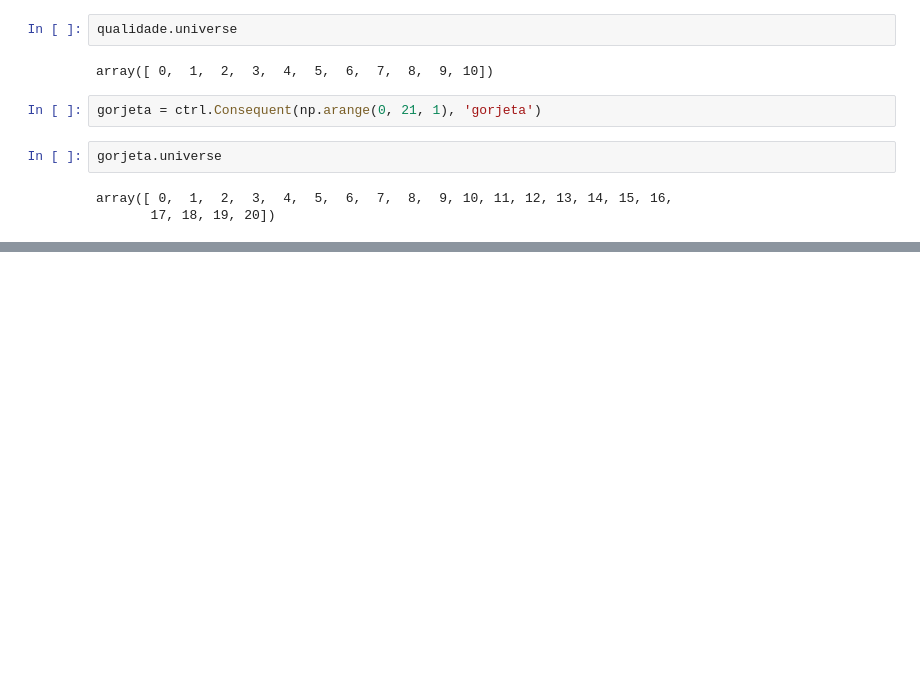
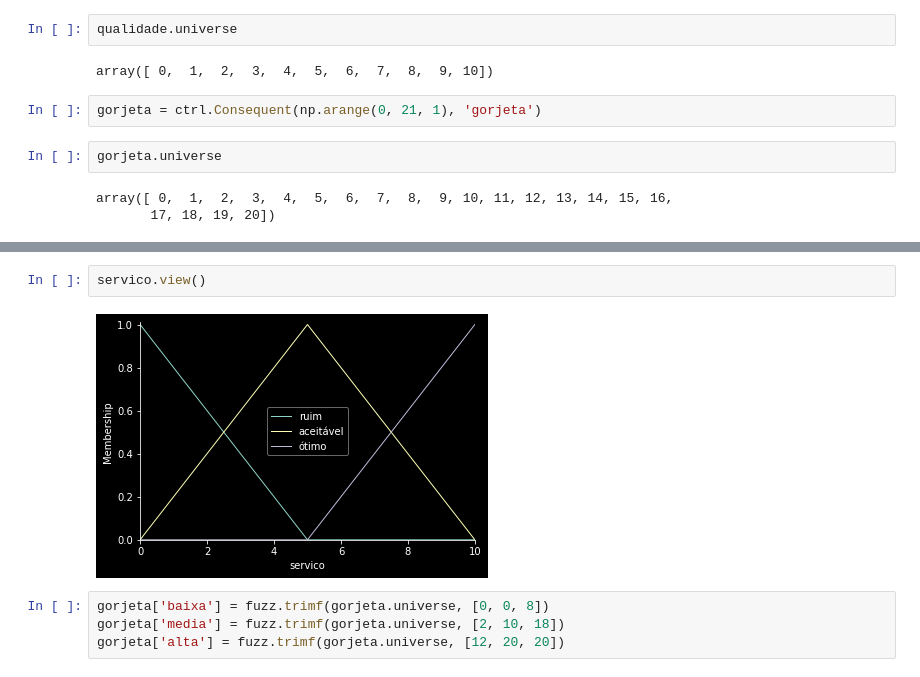
Before and after one commit to Joao-Inacio/IA_e_Machine_Learning, a Jupyter notebook: 03_Logica_difusa(fuzzy)/01_fuzzy.ipynb, the cells around one changed output, grey strips where cells are left out. Cells and saved outputs as stored; diff of their text form; blank space fills up the shorter version.

```diff
--- a/03_Logica_difusa(fuzzy)/01_fuzzy.ipynb
+++ b/03_Logica_difusa(fuzzy)/01_fuzzy.ipynb
@@ -56,0 +67,8 @@ array([ 0,  1,  2,  3,  4,  5,  6,  7,  8,  9, 10, 11, 12, 13, 14, 15, 16,
+# %%
+servico.view()
+# %% [output]
+[figure, added]
+# %%
+gorjeta['baixa'] = fuzz.trimf(gorjeta.universe, [0, 0, 8])
+gorjeta['media'] = fuzz.trimf(gorjeta.universe, [2, 10, 18])
+gorjeta['alta'] = fuzz.trimf(gorjeta.universe, [12, 20, 20])
```
Also changed, not shown: parts of 5 cells of this notebook.
